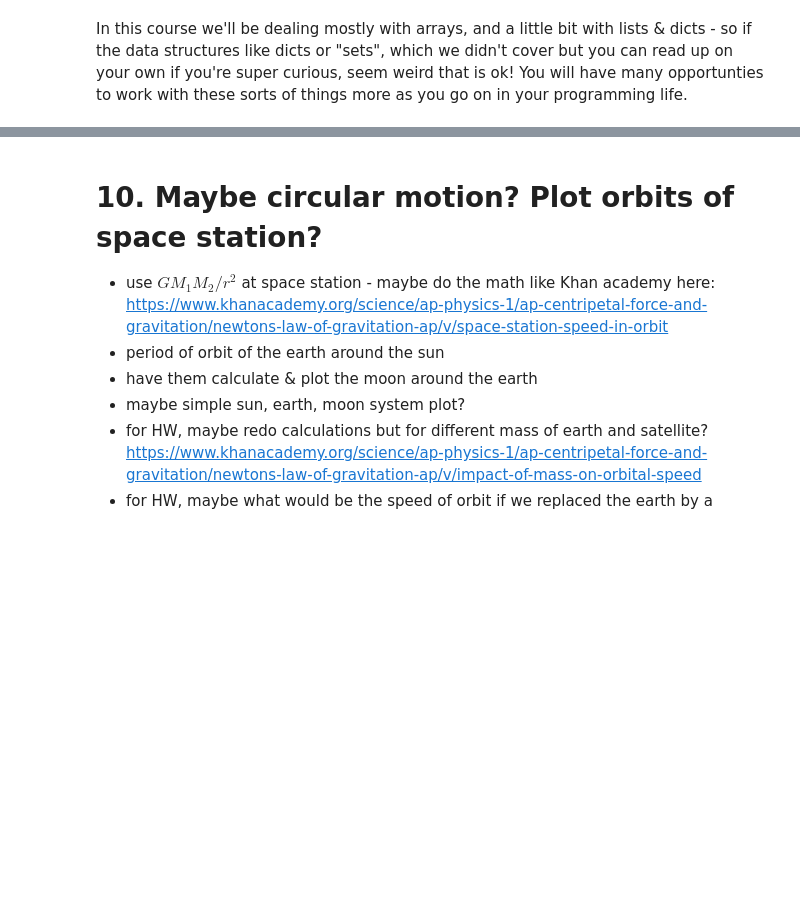
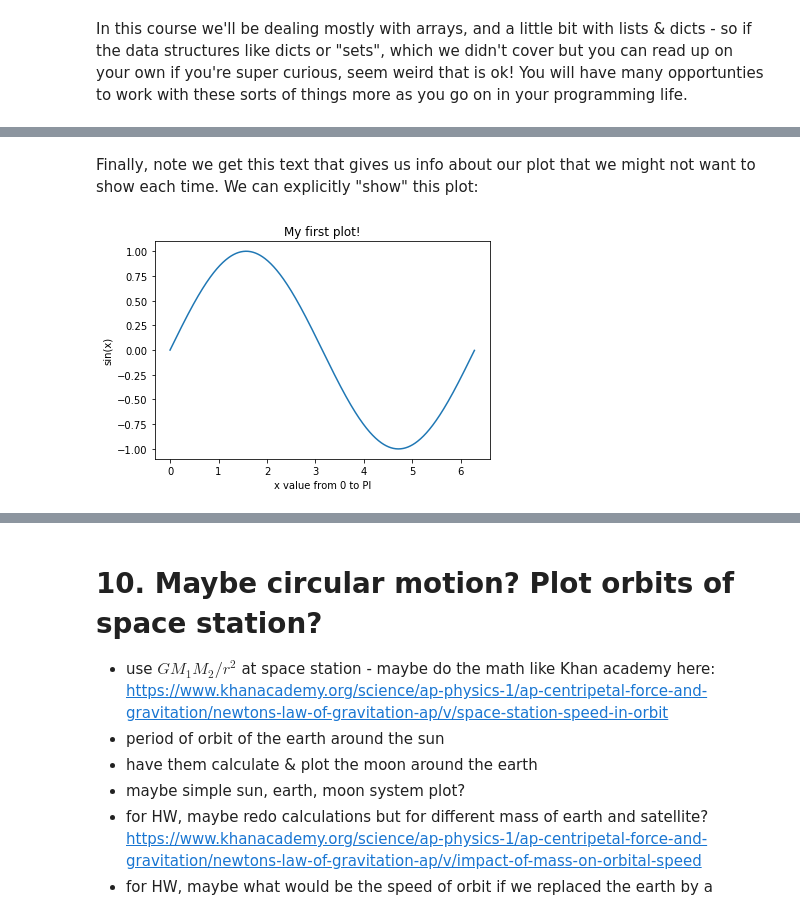
Before and after one commit to jnaiman/csci-p-14110, a Jupyter notebook: lesson01/_introToPython_notes_lesson01.ipynb, the cells around one changed output, grey strips where cells are left out. Saved outputs shown, nothing was run; the diff lists cells and outputs as text; code cells hidden in the pictures; blank space fills up the shorter version.

```diff
--- a/lesson01/_introToPython_notes_lesson01.ipynb
+++ b/lesson01/_introToPython_notes_lesson01.ipynb
@@ -423,0 +533,10 @@ In this course we'll be dealing mostly with arrays, and a little bit with lists
+# %% [markdown]
+Finally, note we get this text that gives us info about our plot that we might not want to show each time.  We can explicitly "show" this plot:
+# %%
+plt.plot(x,y)
+plt.xlabel('x value from 0 to PI')
+plt.ylabel('sin(x)')
+plt.title('My first plot!')
+plt.show()
+# %% [output]
+[figure, added]
```
Also changed, not shown: parts of 29 cells of this notebook, 7 other files.
